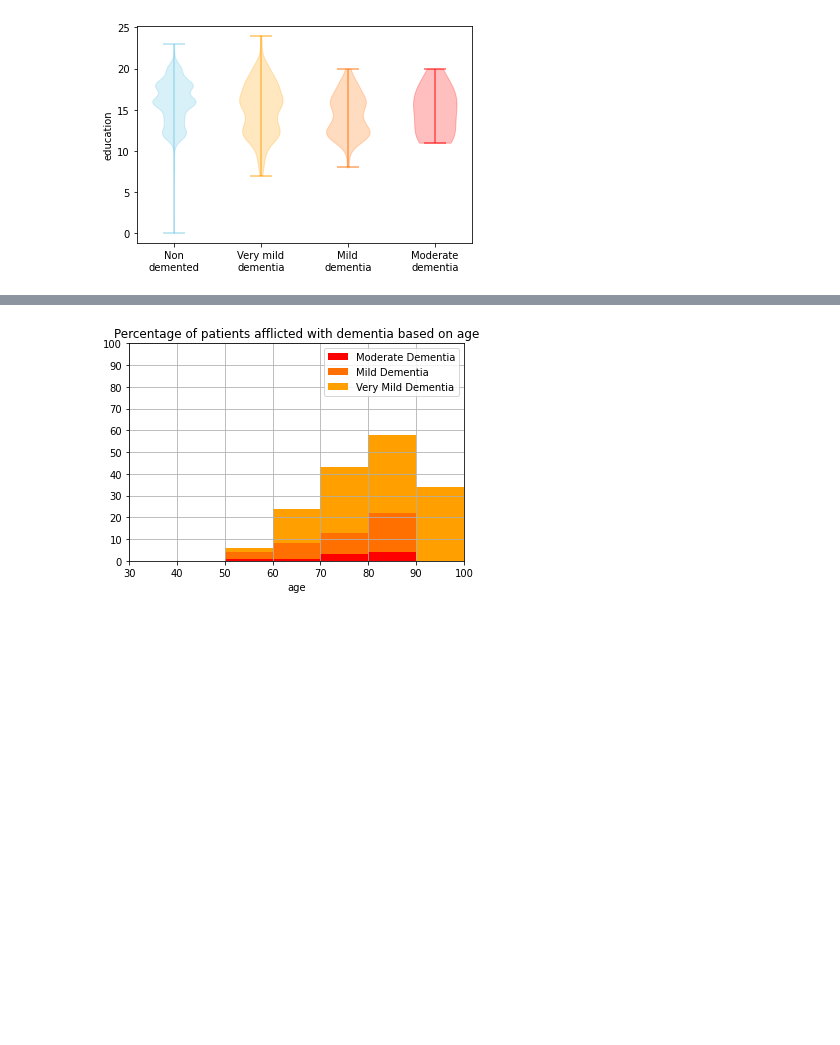
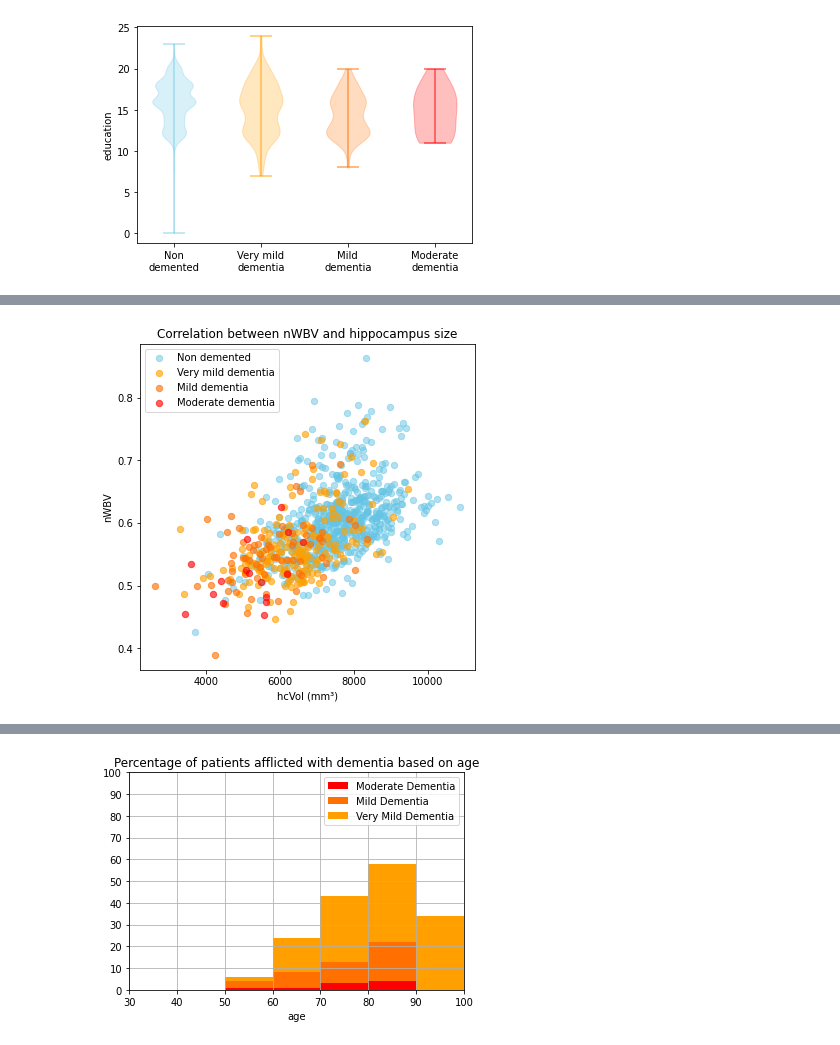
Before and after one commit to xCocco0/alzheimer-recognition, a Jupyter notebook: alzheimer.ipynb, the cells around one changed output, grey strips where cells are left out. Saved outputs shown, nothing was run; the diff lists cells and outputs as text; code cells hidden in the pictures; blank space fills up the shorter version.

```diff
--- a/alzheimer.ipynb
+++ b/alzheimer.ipynb
@@ -95,0 +177,5 @@ plt.show()
+# %%
+corr_plot('hcVol','nWBV',
+          "Correlation between nWBV and hippocampus size",'hcVol (mm\u00B3)','nWBV')
+# %% [output]
+[figure, added]
```
Also changed, not shown: parts of 38 cells of this notebook.
